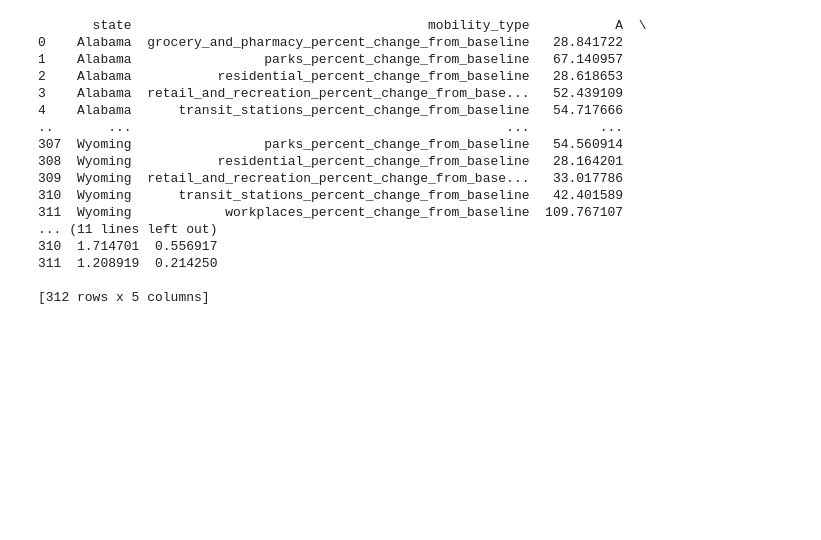
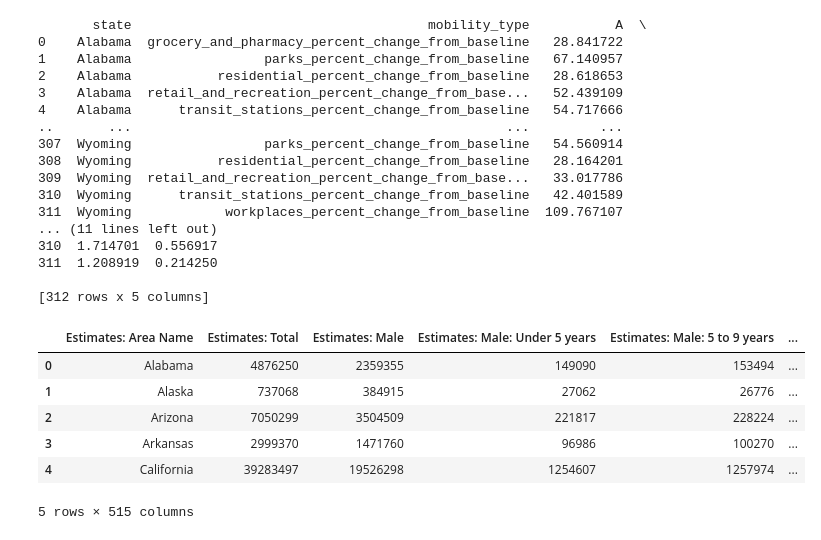
Before and after one commit to EddieZhu22/LEA-Model, a Jupyter notebook: h(t)_fitting.ipynb, the cells around one changed output. Drawn from its saved outputs; the diff is of its cells as text; code cells hidden in the pictures; blank space fills up the shorter version.

```diff
--- a/h(t)_fitting.ipynb
+++ b/h(t)_fitting.ipynb
@@ -346,3 +346,31 @@ results_df.to_csv('Results/fitted_weibull.csv')
 311  1.208919  0.214250
 
 [312 rows x 5 columns]
+# %%
+import pandas as pd
+
+# Load the dataset with the correct header
+df = pd.read_csv('Datasets/nhgis0010_ds244_20195_2019_state.csv',
+                 encoding='ISO-8859-1', header=1)
+
+# Filter columns that contain 'State Name' or 'Estimate'
+filtered_columns = [
+    col for col in df if 'State Name' in col or 'Estimate' in col]
+filtered_df = df[['State Name'] + filtered_columns]
+
+# Display the first few rows of the filtered dataframe
+# Remove the first two 'State Name' columns
+filtered_df = filtered_df.drop(filtered_df.columns[[0, 1]], axis=1)
+
+# Display the first few rows of the modified dataframe
+
+filtered_df.to_csv('Datasets/cleaned_nhgis_data.csv')
+filtered_df.head()
+# %% [output]
+|  | Estimates: Area Name | Estimates: Total | Estimates: Male | Estimates: Male: Under 5 years | Estimates: Male: 5 to 9 years | ... |
+| 0 | Alabama | 4876250 | 2359355 | 149090 | 153494 | ... |
+| 1 | Alaska | 737068 | 384915 | 27062 | 26776 | ... |
+| 2 | Arizona | 7050299 | 3504509 | 221817 | 228224 | ... |
+| 3 | Arkansas | 2999370 | 1471760 | 96986 | 100270 | ... |
+| 4 | California | 39283497 | 19526298 | 1254607 | 1257974 | ... |
+5 rows × 515 columns
```
Also changed, not shown: parts of 2 cells of this notebook, 4 other files.
